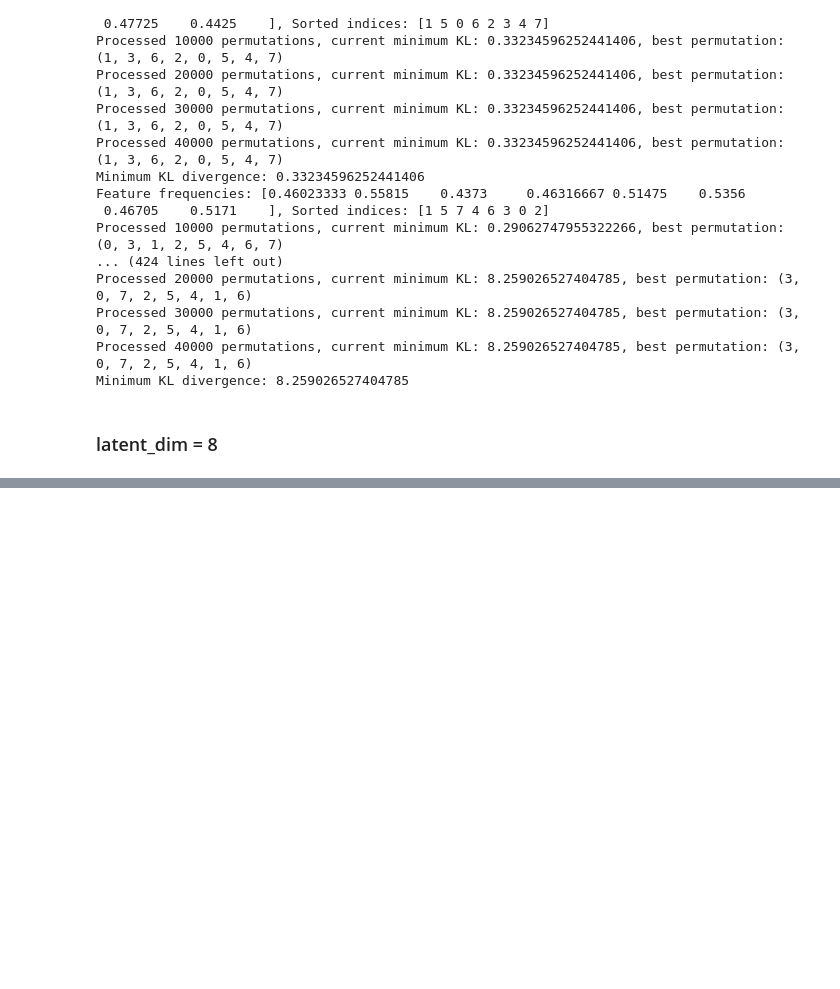
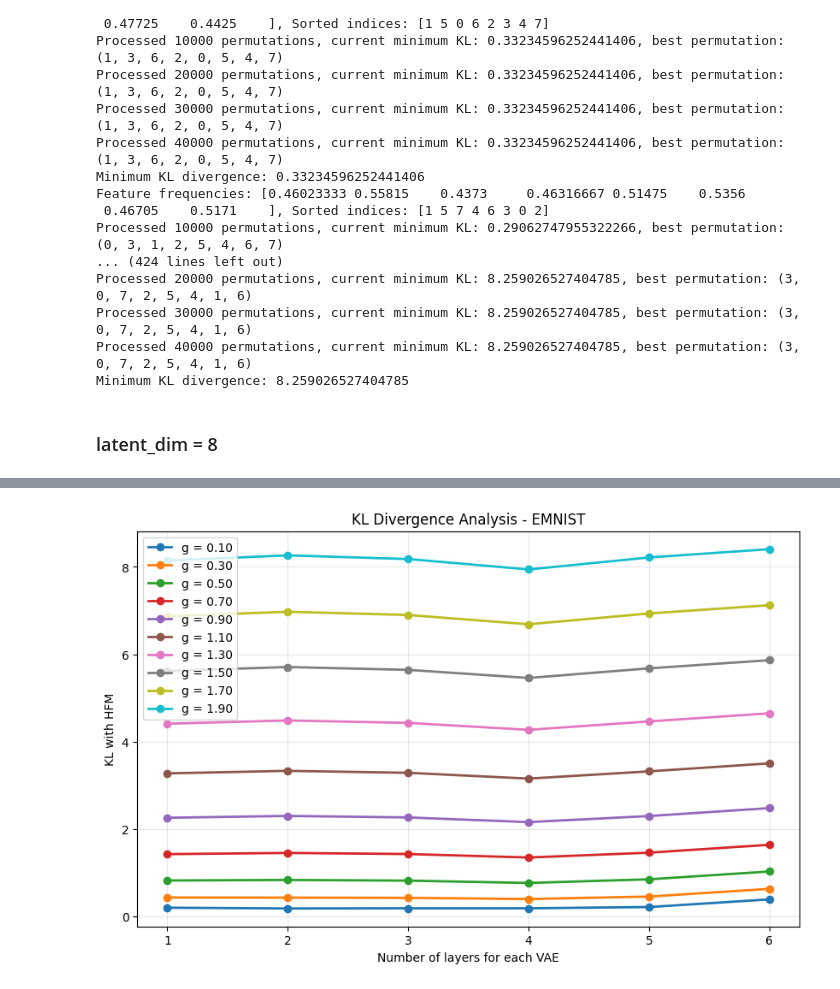
Before and after one commit to EnricoFrausin/discrete, a Jupyter notebook: code/depth_analysis.ipynb, the cells around one changed output, grey strips where cells are left out. Cells and saved outputs as stored; diff of their text form; code cells hidden in the pictures; blank space fills up the shorter version.

```diff
--- a/code/depth_analysis.ipynb
+++ b/code/depth_analysis.ipynb
@@ -283,0 +658,7 @@ create_combined_multiline_plot(
+# %%
+g_values = np.arange(0.1, 2, 0.2)
+
+# Create multi-line plot
+plot_kl_multiline_from_dicts(layer_dicts_EMNIST, g_values, title="KL Divergence Analysis - EMNIST")
+# %% [output]
+[figure, added]
```
Also changed, not shown: parts of 33 cells of this notebook, 35 other files.
